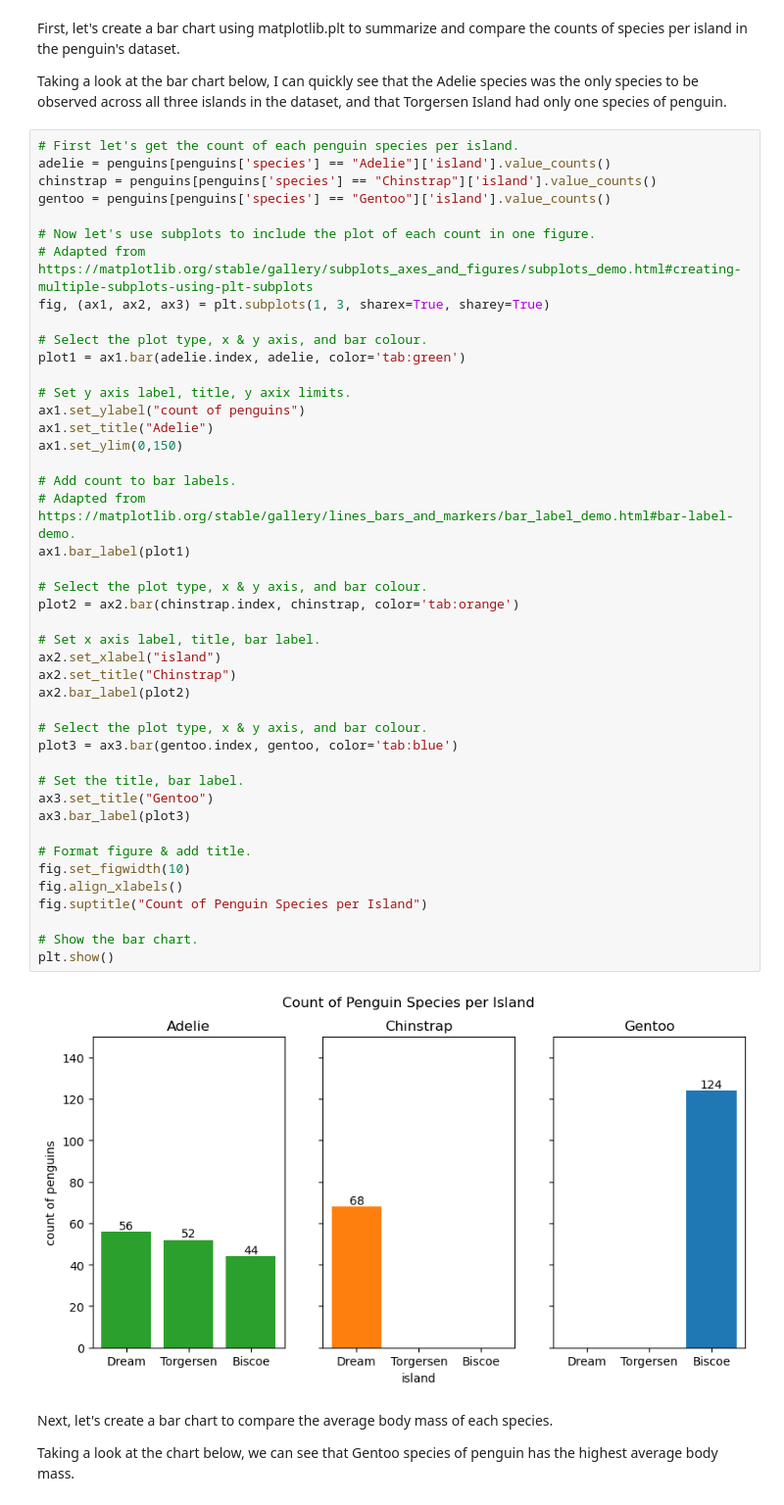
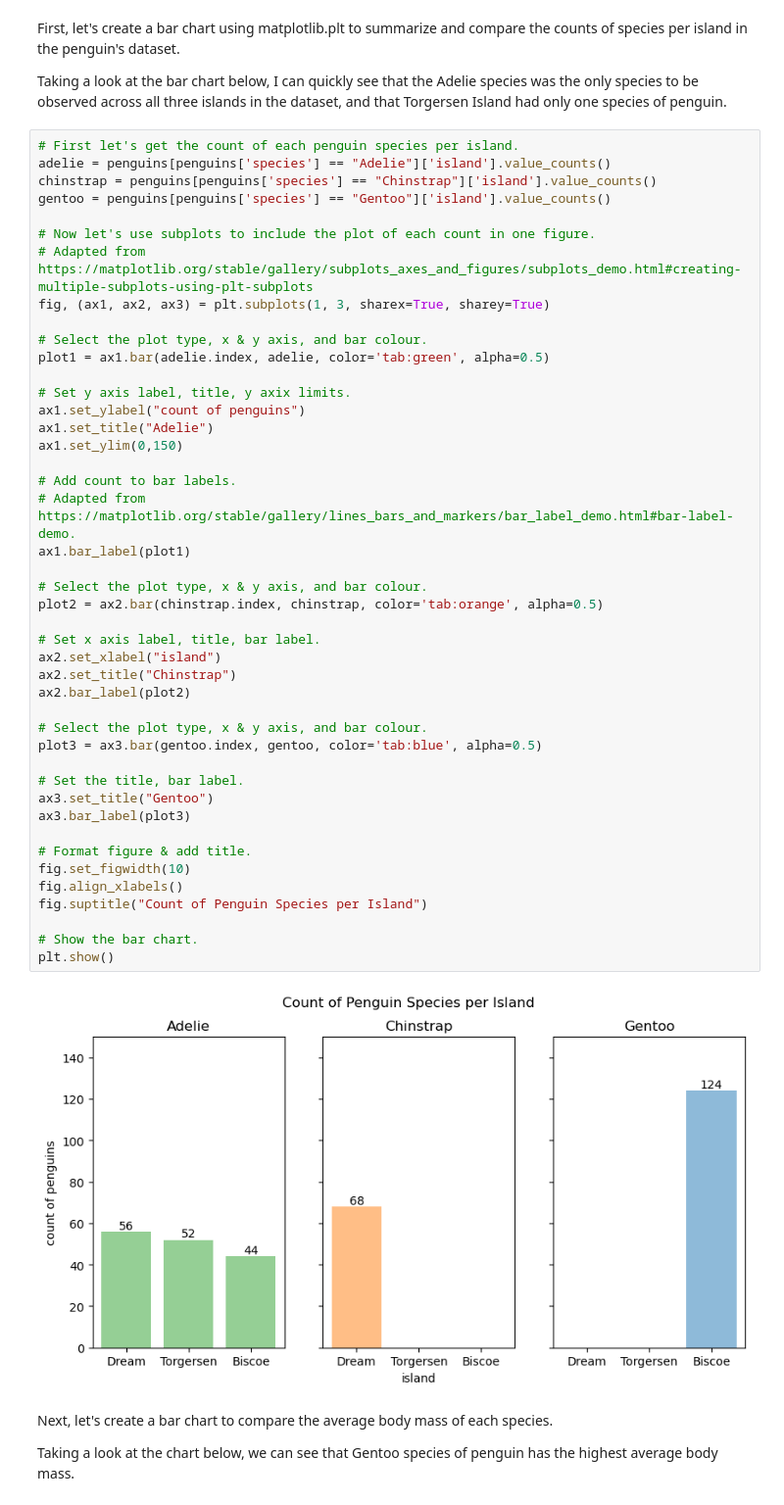
Before and after one commit to eoghanpw/pofda-mywork, a Jupyter notebook: penguins.ipynb, the cells around one changed output. Shown: that part at 98% size. Saved outputs shown, nothing was run; the diff lists cells and outputs as text.

```diff
--- a/penguins.ipynb
+++ b/penguins.ipynb
@@ -169,41 +175,41 @@ gentoo = penguins[penguins['species'] == "Gentoo"]['island'].value_counts()
 fig, (ax1, ax2, ax3) = plt.subplots(1, 3, sharex=True, sharey=True)
 
 # Select the plot type, x & y axis, and bar colour.
-plot1 = ax1.bar(adelie.index, adelie, color='tab:green')
+plot1 = ax1.bar(adelie.index, adelie, color='tab:green', alpha=0.5)
 
 # Set y axis label, title, y axix limits.
 ax1.set_ylabel("count of penguins")
 ax1.set_title("Adelie")
 ax1.set_ylim(0,150)
 
 # Add count to bar labels.
 # Adapted from https://matplotlib.org/stable/gallery/lines_bars_and_markers/bar_label_demo.html#bar-label-demo.
 ax1.bar_label(plot1)
 
 # Select the plot type, x & y axis, and bar colour.
-plot2 = ax2.bar(chinstrap.index, chinstrap, color='tab:orange')
+plot2 = ax2.bar(chinstrap.index, chinstrap, color='tab:orange', alpha=0.5)
 
 # Set x axis label, title, bar label.
 ax2.set_xlabel("island")
 ax2.set_title("Chinstrap")
 ax2.bar_label(plot2)
 
 # Select the plot type, x & y axis, and bar colour.
-plot3 = ax3.bar(gentoo.index, gentoo, color='tab:blue')
+plot3 = ax3.bar(gentoo.index, gentoo, color='tab:blue', alpha=0.5)
 
 # Set the title, bar label.
 ax3.set_title("Gentoo")
 ax3.bar_label(plot3)
 
 # Format figure & add title.
 fig.set_figwidth(10)
 fig.align_xlabels()
 fig.suptitle("Count of Penguin Species per Island")
 
 # Show the bar chart.
 plt.show()
 # %% [output]
-[figure, old version]
+[figure, new version]
 # %% [markdown]
 Next, let's create a bar chart to compare the average body mass of each species.
 
```
Also changed, not shown: parts of 7 cells of this notebook.
